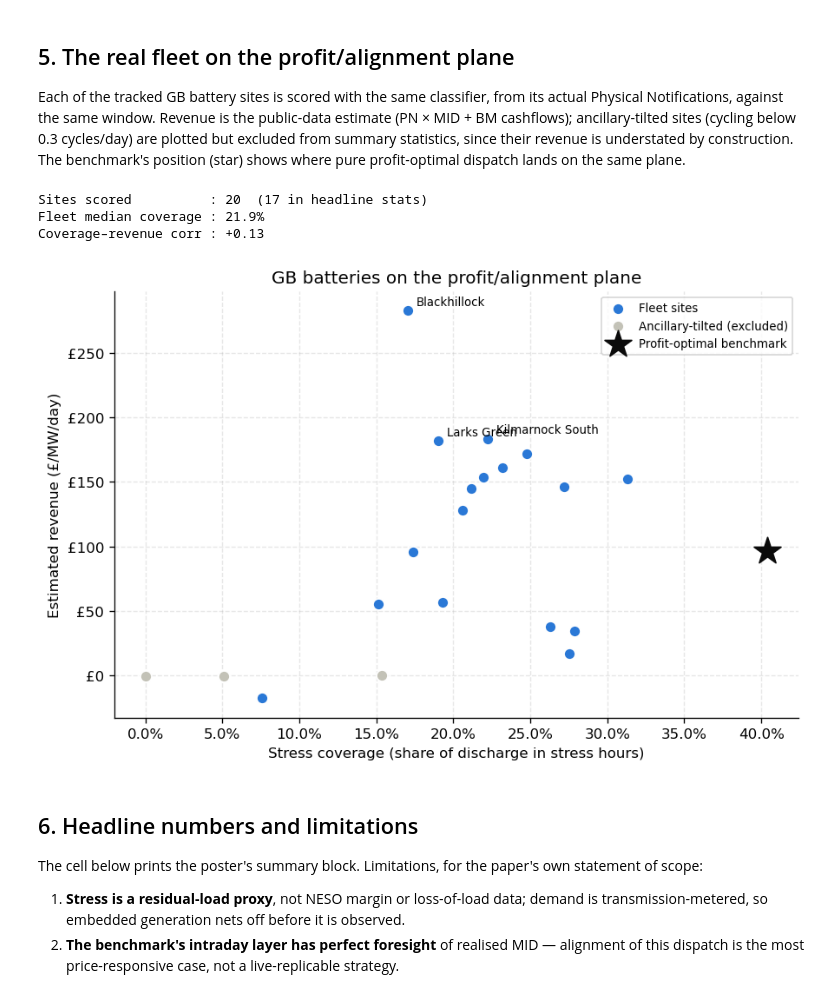
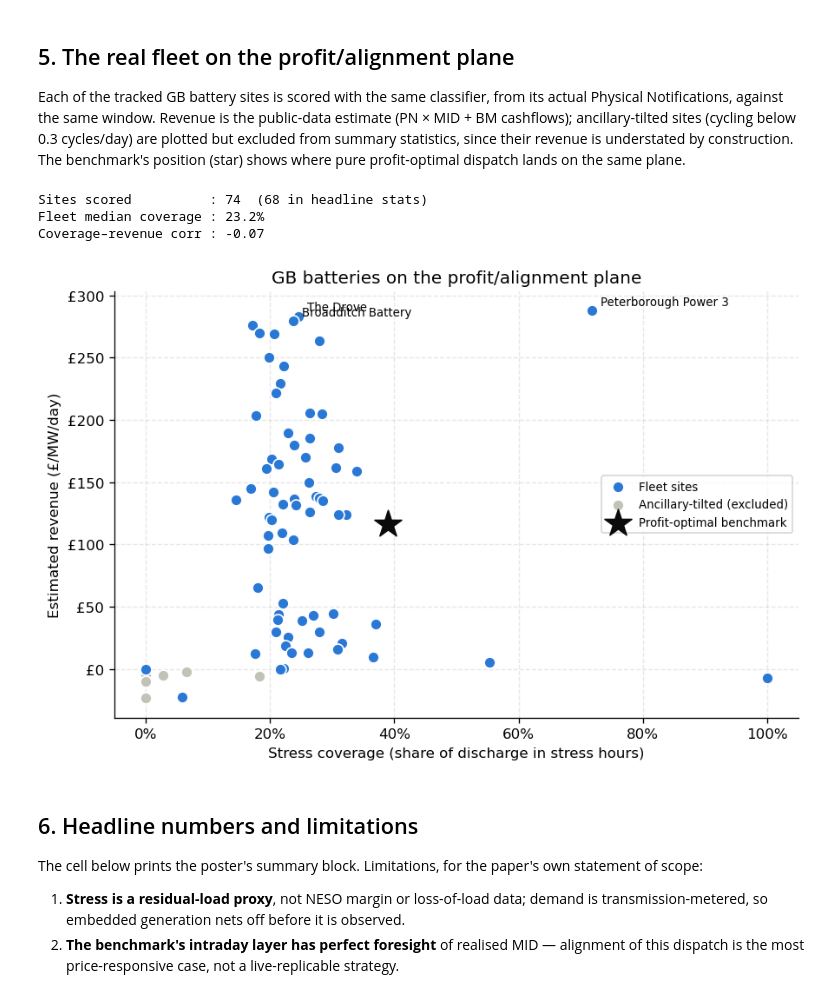
Before and after one commit to shaw029/power-trading, a Jupyter notebook: notebooks/04_alignment_gap.ipynb, the cells around one changed output. Drawn from its saved outputs; the diff is of its cells as text; code cells hidden in the pictures.

```diff
--- a/notebooks/04_alignment_gap.ipynb
+++ b/notebooks/04_alignment_gap.ipynb
@@ -44,6 +51,7 @@ from live import classify, fetch_live, resilience, settle
 from live.assets import bess_config, build_assets
 from fleet import fetch_fleet
 from fleet import performance as fleet_perf
+from fleet.population import census_population
 from src.bess.bess_asset import BESSAsset
 
 plt.rcParams.update({
@@ -69,6 +77,13 @@ C = {
 }
 
 
+# The fleet studied here is the full BM-registered census, not the curated 23
+# sites the live dashboard renders. The dashboard needs a hand-verified list it
+# can fetch in seconds; this notebook needs the population, so that "the fleet
+# discharges into stress" is a statement about GB rather than about a sample.
+# Every fleet call below passes POP explicitly — nothing relies on the default.
+POP = census_population()
+
 # Reference asset: 50 MW / 2h (the modal new-build GB configuration), engine
 # levers at production config values.
 DURATION = "2h"
@@ -79,6 +94,8 @@ WINDOW_DAYS = 60
 yesterday = dt.datetime.now(dt.timezone.utc).date() - dt.timedelta(days=1)
 DATES = [yesterday - dt.timedelta(days=i) for i in range(WINDOW_DAYS - 1, -1, -1)]
 print(f"Window requested : {DATES[0]} → {DATES[-1]}  ({WINDOW_DAYS} days)")
+print(f"Fleet population : {len(POP)} sites, {len(POP.bmu_ids())} BM Units "
+      f"({sum(s.power_mw for s in POP.sites):,.0f} MW declared)")
 print(f"Asset            : {POWER_MW:.0f} MW × {DURATION} | cycle cap "
       f"{CFG.get('target_daily_cycles')} | slippage "
       f"£{CFG.get('execution', {}).get('slippage')}/MWh")
@@ -346,15 +364,17 @@ fleet_daily_rows = []
 profile_parts = []
 for date in DATES_OK:
     try:
-        pn = fetch_fleet.fetch_fleet_pn(date)
+        pn = fetch_fleet.fetch_fleet_pn(date, POP)
         mid = fetch_fleet.fetch_day_mid_prices(date)
-        cashflows = fetch_fleet.fetch_fleet_bm_cashflows(date)
+        cashflows = fetch_fleet.fetch_fleet_bm_cashflows(date, POP)
     except Exception:
         continue
-    day_metrics = fleet_perf.day_site_metrics(date.isoformat(), pn, cashflows, mid)
+    day_metrics = fleet_perf.day_site_metrics(
+        date.isoformat(), pn, cashflows, mid, population=POP
+    )
     if not day_metrics.empty:
         fleet_daily_rows.append(day_metrics)
-    profile_parts.append(fleet_perf.site_profile(pn))
+    profile_parts.append(fleet_perf.site_profile(pn, POP))
 
 fleet_daily = pd.concat(fleet_daily_rows, ignore_index=True)
 profiles = pd.concat(profile_parts, ignore_index=True)
@@ -375,37 +395,37 @@ for _, site in site_df.iterrows():
         "excluded": bool(site["likely_ancillary"]),
     })
 sc = pd.DataFrame(scatter_rows)
 core = sc[~sc["excluded"]]
 print(f"Sites scored          : {len(sc)}  ({len(core)} in headline stats)")
 print(f"Fleet median coverage : {core['coverage'].median():.1%}")
 print(f"Coverage–revenue corr : {core['coverage'].corr(core['gbp']):+.2f}")
 
 sim_gbp = net.mean() / POWER_MW
 fig, ax = plt.subplots(figsize=(7.5, 5))
 ax.scatter(core["coverage"], core["gbp"], s=60, color=C["da"],
            edgecolor="white", zorder=3, label="Fleet sites")
 ghosts = sc[sc["excluded"]]
 if not ghosts.empty:
     ax.scatter(ghosts["coverage"], ghosts["gbp"], s=60, color=C["ghost"],
                edgecolor="white", zorder=2, label="Ancillary-tilted (excluded)")
 ax.scatter([scores["stress_coverage"]], [sim_gbp], marker="*", s=380,
            color=C["ink"], zorder=4, label="Profit-optimal benchmark")
 for _, row in core.nlargest(3, "gbp").iterrows():
     ax.annotate(row["site"], (row["coverage"], row["gbp"]),
                 textcoords="offset points", xytext=(6, 4), fontsize=8)
 ax.set_xlabel("Stress coverage (share of discharge in stress hours)")
 ax.set_ylabel("Estimated revenue (£/MW/day)")
 ax.xaxis.set_major_formatter(mticker.PercentFormatter(1.0))
 ax.yaxis.set_major_formatter(mticker.StrMethodFormatter("£{x:,.0f}"))
 ax.set_title("GB batteries on the profit/alignment plane")
 ax.legend(fontsize=8)
 plt.tight_layout()
 plt.show()
 # %% [output]
-Sites scored          : 20  (17 in headline stats)
-Fleet median coverage : 21.9%
-Coverage–revenue corr : +0.13
+Sites scored          : 74  (68 in headline stats)
+Fleet median coverage : 23.2%
+Coverage–revenue corr : -0.07
-[figure, old version]
+[figure, new version]
 # %% [markdown]
 ## 6. Headline numbers and limitations
 
```
Also changed, not shown: parts of 8 cells of this notebook, 2 other files.
